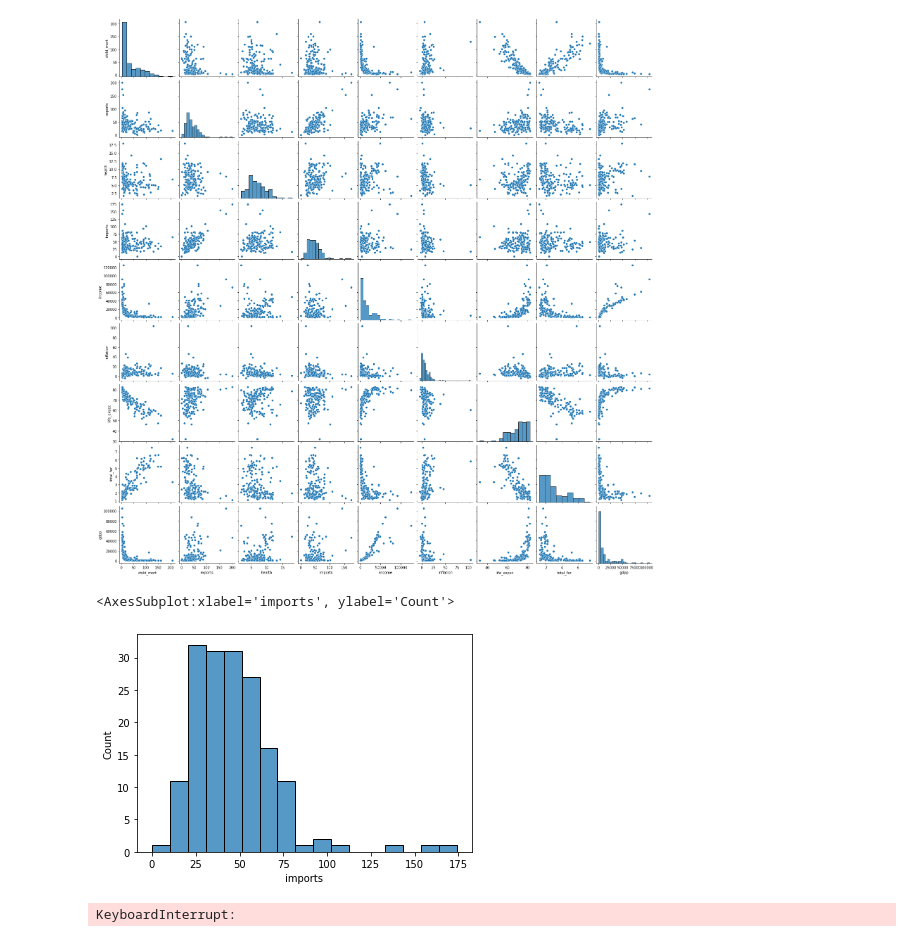
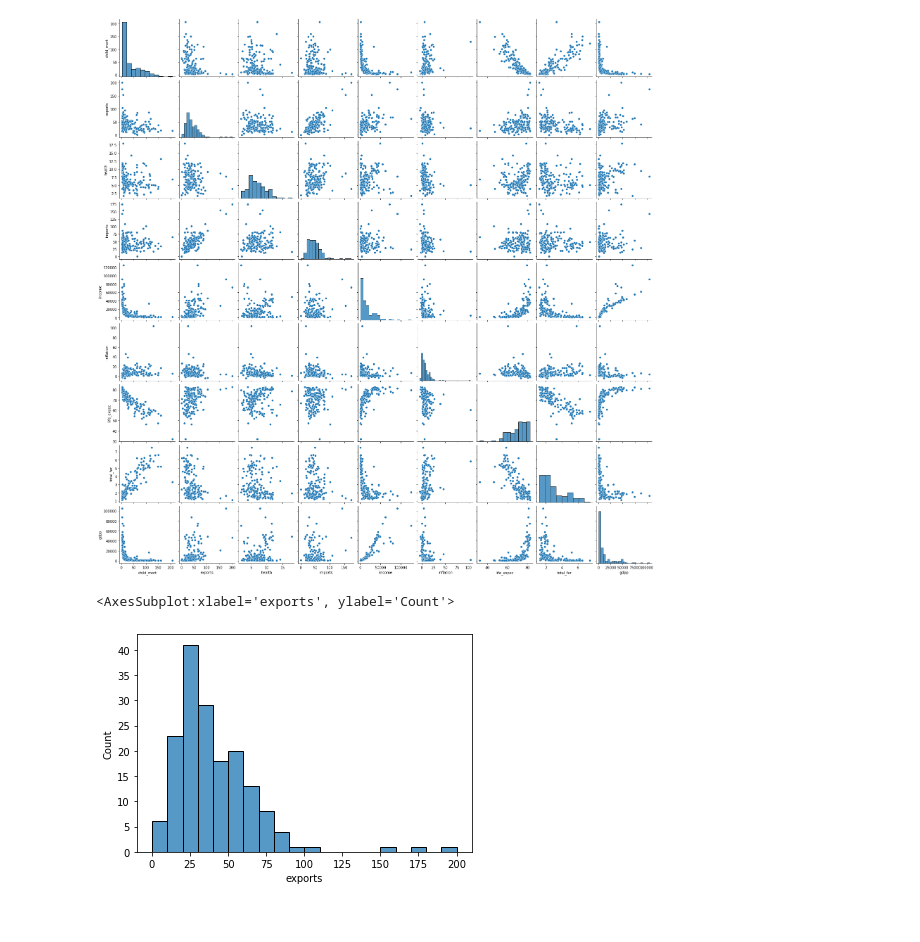
Before and after one commit to MahyarFardin/Sikit-Learn, a Jupyter notebook: Unsupervised-Learning/New folder/Untitled.ipynb, the cells around one changed output. Cells and saved outputs as stored; diff of their text form; code cells hidden in the pictures.

```diff
--- a/Unsupervised-Learning/New folder/Untitled.ipynb
+++ b/Unsupervised-Learning/New folder/Untitled.ipynb
@@ -75,8 +75,8 @@ sns.pairplot(df)
 <seaborn.axisgrid.PairGrid at 0x...>
 [figure]
 # %%
-sns.histplot(df["imports"])
+sns.histplot(df["exports"])
 # %% [output]
-<AxesSubplot:xlabel='imports', ylabel='Count'>
+<AxesSubplot:xlabel='exports', ylabel='Count'>
-[figure, old version]
+[figure, new version]
 # %%
@@ -84,4 +83,0 @@ df=df[df["imports"]<125]
-# %%
-for i in df.colu
-# %% [output]
-KeyboardInterrupt:
```
Also changed, not shown: parts of 24 cells of this notebook, 1 other file.
